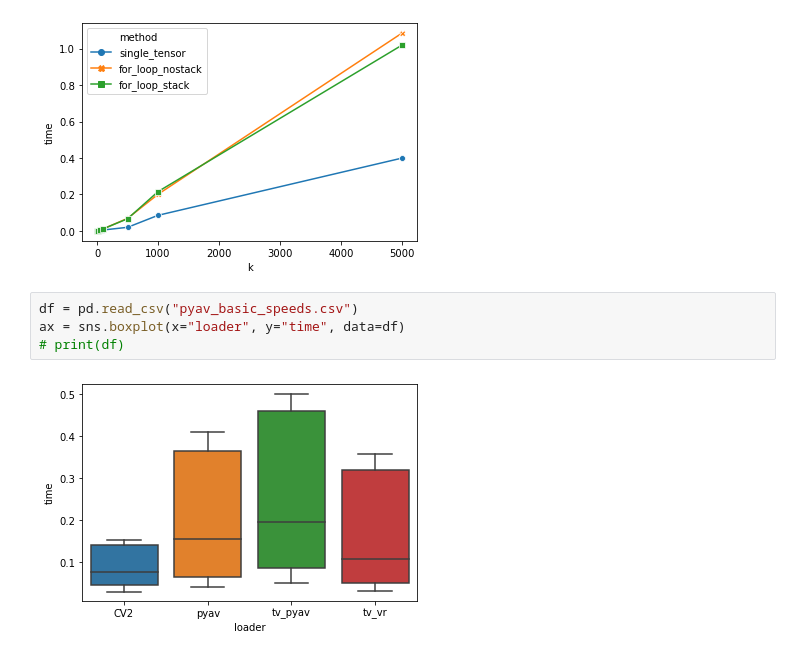
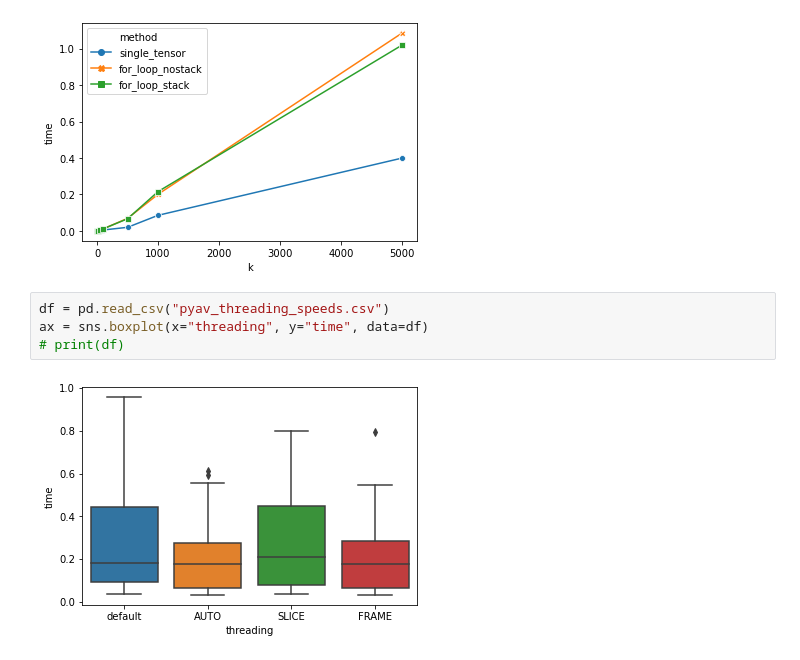
Before and after one commit to bjuncek/video_reader_benchmark, a Jupyter notebook: API_Explore.ipynb, the cells around one changed output. Cells and saved outputs as stored; diff of their text form.

Commit message:
pyav testing

```diff
--- a/API_Explore.ipynb
+++ b/API_Explore.ipynb
@@ -120,8 +120,8 @@ ax = sns.lineplot(x="k", y="time",
 # %% [output]
 [figure]
 # %%
-df = pd.read_csv("pyav_basic_speeds.csv")
-ax = sns.boxplot(x="loader", y="time", data=df)
+df = pd.read_csv("pyav_threading_speeds.csv")
+ax = sns.boxplot(x="threading", y="time", data=df)
 # print(df)
 # %% [output]
-[figure, old version]
+[figure, new version]
```
Also changed, not shown: parts of 2 cells of this notebook, 2 other files.
